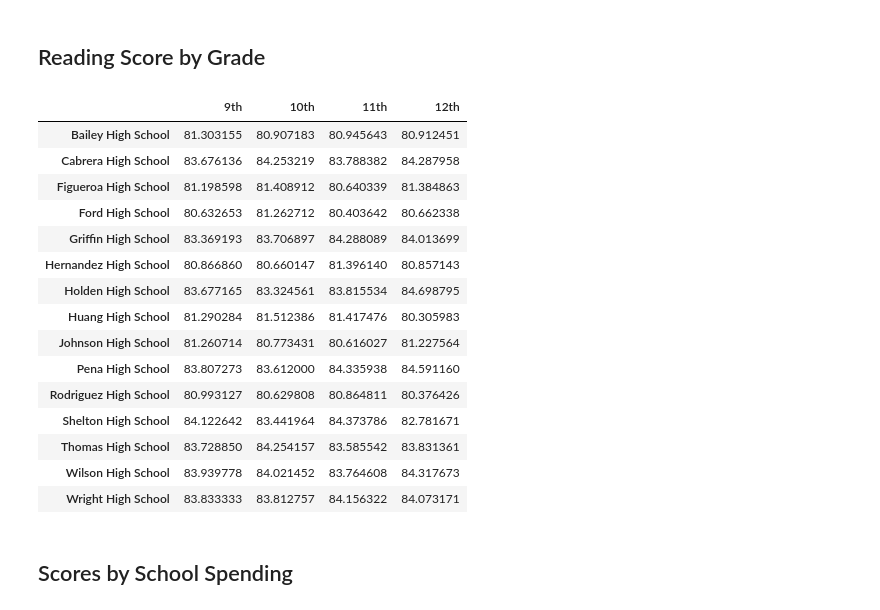
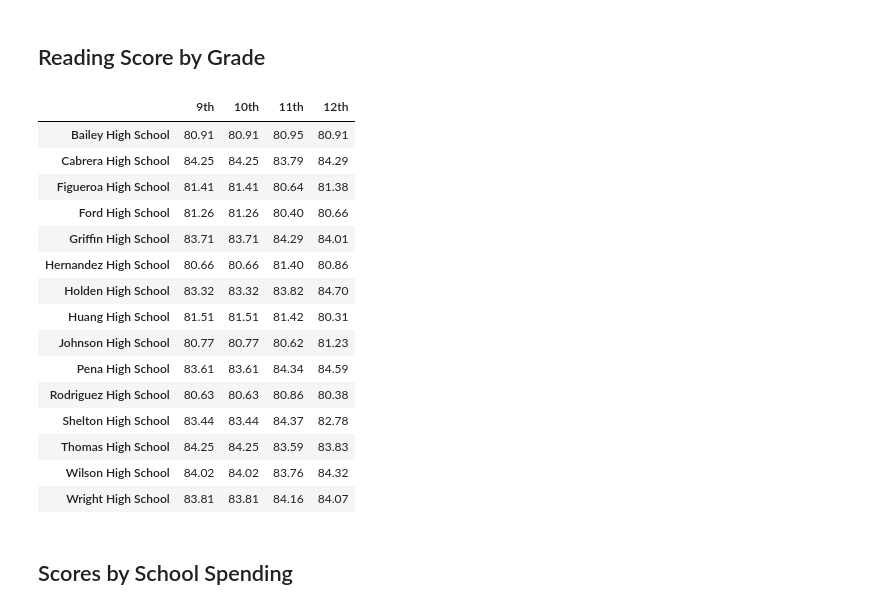
Before and after one commit to bsvab/pandas-challenge, a Jupyter notebook: PyCitySchools/PyCitySchools.ipynb, the cells around one changed output. Cells and saved outputs as stored; diff of their text form; code cells hidden in the pictures.

```diff
--- a/PyCitySchools/PyCitySchools.ipynb
+++ b/PyCitySchools/PyCitySchools.ipynb
@@ -152,7 +136,3 @@ students_passing_math_and_reading = school_data_complete[
     (school_data_complete["reading_score"] >= 70) & (school_data_complete["math_score"] >= 70)
     ]
 school_students_passing_math_and_reading = students_passing_math_and_reading.groupby(["school_name"]).size()
-# %%
-# Add to original school_data dataframe
-school_data['number_of_students_passing_math_&_reading'] = school_data['school_name'].transform(lambda x: school_students_passing_math_and_reading.loc[x])
-school_data
@@ -246,15 +223,23 @@ eleventh_graders = school_data_complete[(school_data_complete["grade"] == "11th"
 twelfth_graders = school_data_complete[(school_data_complete["grade"] == "12th")]
 
 # Group by `school_name` and take the mean of the `math_score` column for each.
-ninth_grade_math_scores =
-tenth_grader_math_scores =
-eleventh_grader_math_scores =
-twelfth_grader_math_scores =
+ninth_grade_math_scores = ninth_graders.groupby(['school_name'])['math_score'].mean()
+tenth_grader_math_scores = tenth_graders.groupby(['school_name'])['math_score'].mean()
+eleventh_grader_math_scores = eleventh_graders.groupby(['school_name'])['math_score'].mean()
+twelfth_grader_math_scores = twelfth_graders.groupby(['school_name'])['math_score'].mean()
 
 # Combine each of the scores above into single DataFrame called `math_scores_by_grade`
-math_scores_by_grade =
+school_names = school_data['school_name'].sort_values()
 
-# Minor data wrangling
+math_scores_by_grade = pd.DataFrame({
+    'School Name' : school_names,
+    '9th' : tenth_grader_math_scores.values.round(2),
+    '10th' : tenth_grader_math_scores.values.round(2),
+    '11th' : eleventh_grader_math_scores.values.round(2),
+    '12th' : twelfth_grader_math_scores.values.round(2)
+    })
+
+math_scores_by_grade.set_index('School Name',drop=True, inplace=True)
 math_scores_by_grade.index.name = None
 
 # Display the DataFrame
@@ -281,42 +266,47 @@ math_scores_by_grade
 # %%
 # Use the code provided to separate the data by grade
 ninth_graders = school_data_complete[(school_data_complete["grade"] == "9th")]
 tenth_graders = school_data_complete[(school_data_complete["grade"] == "10th")]
 eleventh_graders = school_data_complete[(school_data_complete["grade"] == "11th")]
 twelfth_graders = school_data_complete[(school_data_complete["grade"] == "12th")]
 
 # Group by `school_name` and take the mean of the the `reading_score` column for each.
-ninth_grade_reading_scores =
-tenth_grader_reading_scores =
-eleventh_grader_reading_scores =
-twelfth_grader_reading_scores =
+ninth_grade_reading_scores = ninth_graders.groupby(['school_name'])['reading_score'].mean()
+tenth_grader_reading_scores = tenth_graders.groupby(['school_name'])['reading_score'].mean()
+eleventh_grader_reading_scores = eleventh_graders.groupby(['school_name'])['reading_score'].mean()
+twelfth_grader_reading_scores = twelfth_graders.groupby(['school_name'])['reading_score'].mean()
 
 # Combine each of the scores above into single DataFrame called `reading_scores_by_grade`
-reading_scores_by_grade =
+reading_scores_by_grade = pd.DataFrame({
+    'School Name' : school_names,
+    '9th' : tenth_grader_reading_scores.values.round(2),
+    '10th' : tenth_grader_reading_scores.values.round(2),
+    '11th' : eleventh_grader_reading_scores.values.round(2),
+    '12th' : twelfth_grader_reading_scores.values.round(2)
+    })
 
-# Minor data wrangling
-reading_scores_by_grade = reading_scores_by_grade[["9th", "10th", "11th", "12th"]]
+reading_scores_by_grade.set_index('School Name',drop=True, inplace=True)
 reading_scores_by_grade.index.name = None
 
 # Display the DataFrame
 reading_scores_by_grade
 # %% [output]
 |  | 9th | 10th | 11th | 12th |
-| Bailey High School | 81.303155 | 80.907183 | 80.945643 | 80.912451 |
-| Cabrera High School | 83.676136 | 84.253219 | 83.788382 | 84.287958 |
-| Figueroa High School | 81.198598 | 81.408912 | 80.640339 | 81.384863 |
-| Ford High School | 80.632653 | 81.262712 | 80.403642 | 80.662338 |
-| Griffin High School | 83.369193 | 83.706897 | 84.288089 | 84.013699 |
-| Hernandez High School | 80.866860 | 80.660147 | 81.396140 | 80.857143 |
-| Holden High School | 83.677165 | 83.324561 | 83.815534 | 84.698795 |
-| Huang High School | 81.290284 | 81.512386 | 81.417476 | 80.305983 |
-| Johnson High School | 81.260714 | 80.773431 | 80.616027 | 81.227564 |
-| Pena High School | 83.807273 | 83.612000 | 84.335938 | 84.591160 |
-| Rodriguez High School | 80.993127 | 80.629808 | 80.864811 | 80.376426 |
-| Shelton High School | 84.122642 | 83.441964 | 84.373786 | 82.781671 |
-| Thomas High School | 83.728850 | 84.254157 | 83.585542 | 83.831361 |
-| Wilson High School | 83.939778 | 84.021452 | 83.764608 | 84.317673 |
-| Wright High School | 83.833333 | 83.812757 | 84.156322 | 84.073171 |
+| Bailey High School | 80.91 | 80.91 | 80.95 | 80.91 |
+| Cabrera High School | 84.25 | 84.25 | 83.79 | 84.29 |
+| Figueroa High School | 81.41 | 81.41 | 80.64 | 81.38 |
+| Ford High School | 81.26 | 81.26 | 80.40 | 80.66 |
+| Griffin High School | 83.71 | 83.71 | 84.29 | 84.01 |
+| Hernandez High School | 80.66 | 80.66 | 81.40 | 80.86 |
+| Holden High School | 83.32 | 83.32 | 83.82 | 84.70 |
+| Huang High School | 81.51 | 81.51 | 81.42 | 80.31 |
+| Johnson High School | 80.77 | 80.77 | 80.62 | 81.23 |
+| Pena High School | 83.61 | 83.61 | 84.34 | 84.59 |
+| Rodriguez High School | 80.63 | 80.63 | 80.86 | 80.38 |
+| Shelton High School | 83.44 | 83.44 | 84.37 | 82.78 |
+| Thomas High School | 84.25 | 84.25 | 83.59 | 83.83 |
+| Wilson High School | 84.02 | 84.02 | 83.76 | 84.32 |
+| Wright High School | 83.81 | 83.81 | 84.16 | 84.07 |
 # %% [markdown]
 ## Scores by School Spending
 # %%
```
Also changed, not shown: parts of 15 cells of this notebook.
